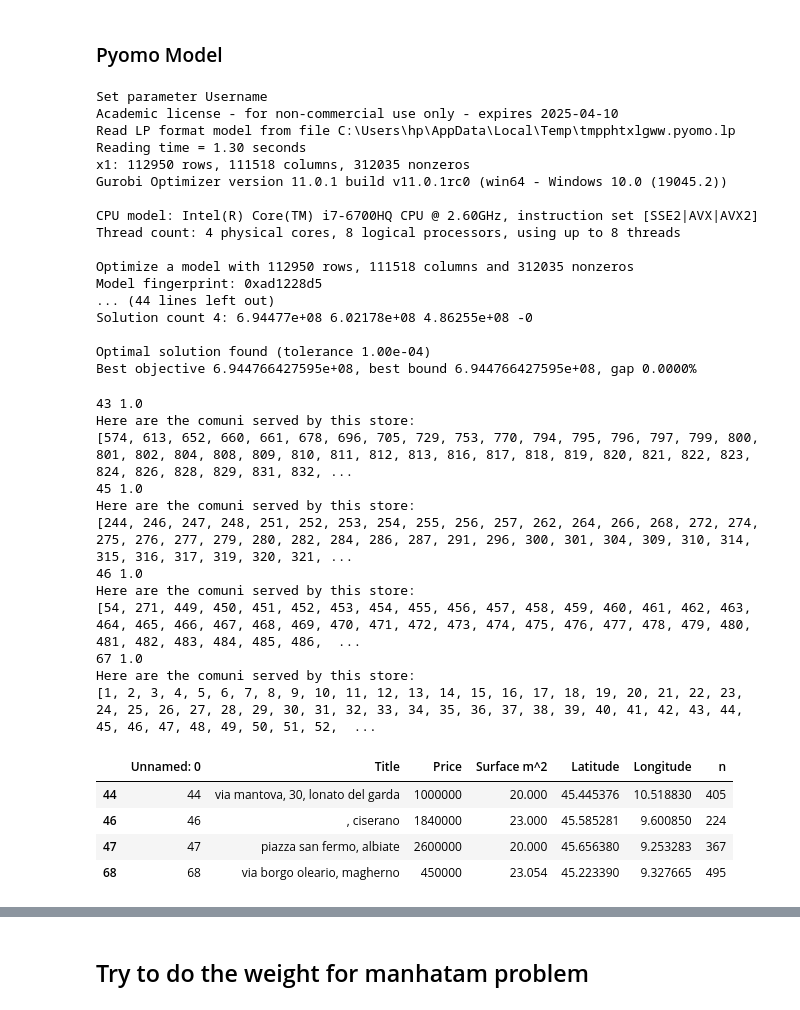
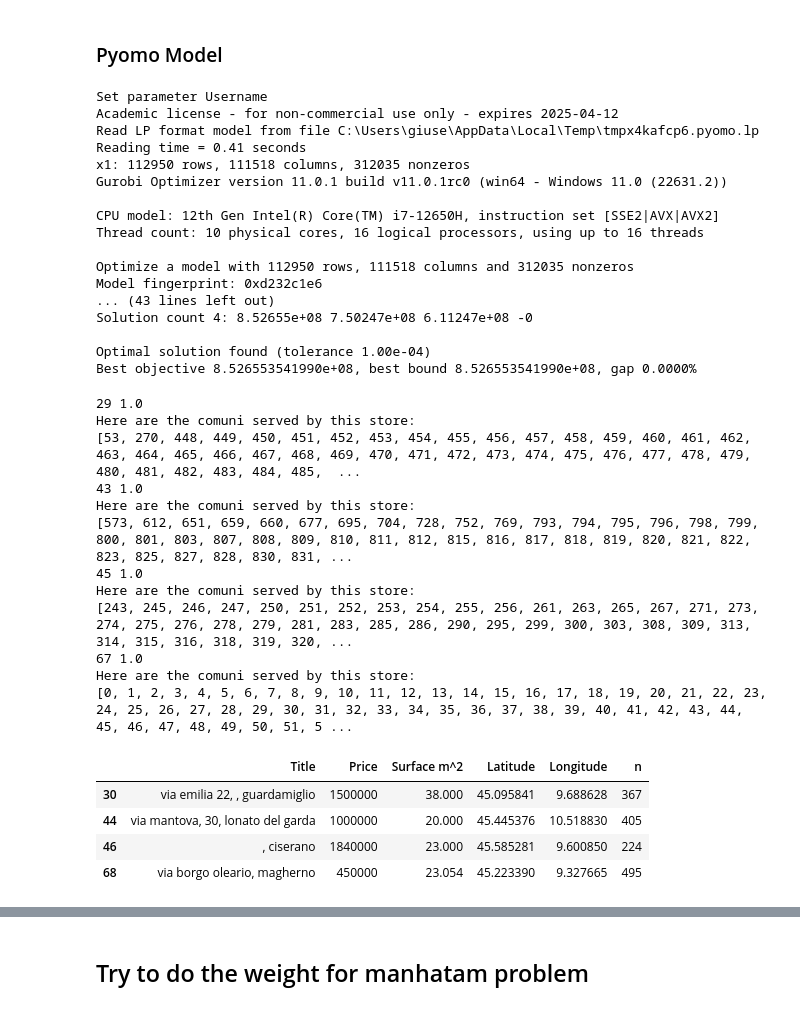
Before and after one commit to LoreJob/Logistic-Problem-Walmart, a Jupyter notebook: Pyomo Model/ProjectTemplate.ipynb, the cells around one changed output, grey strips where cells are left out. Saved outputs shown, nothing was run; the diff lists cells and outputs as text; code cells hidden in the pictures.

Commit message:
dataframes of comuni serviti

```diff
--- a/Pyomo Model/ProjectTemplate.ipynb
+++ b/Pyomo Model/ProjectTemplate.ipynb
@@ -459,7 +459,7 @@ import pandas as pd
 import numpy as np
 import math
 
-df_prop = pd.read_csv("df_prop.csv")
+df_prop = pd.read_csv("df_prop.csv", index_col= 0)
 df_ter = pd.read_csv("pop.csv")
 
 
@@ -509,7 +509,7 @@ distances_matrix = calculate_distance_matrix(df_prop, df_ter)
 #as we defined it, it's the product of 3 values, population, f_1(dist) and f_2(size)
 
 
-def get_ebitda_matrix(df_prop = df_prop, df_ter = df_ter, yearly_ebitda_per_customer = 100,
+def get_ebitda_matrix(df_prop = df_prop, df_ter = df_ter,yearly_ebitda_per_customer = 100,
                   n_years_to_make_back_the_investment = 5, discount_rate = 0.05, distances = distances_matrix,
                   f1 = lambda x: max(0, 0.3 - x * 0.003), f2 = lambda x: x* 0.0025 + 0.75):
 
@@ -542,8 +542,8 @@ def get_ebitda_matrix(df_prop = df_prop, df_ter = df_ter, yearly_ebitda_per_cust
        #now just multiplying the number of customers times 100€ to calculate the yearly EBITDA
 
        yearly_ebitda_ij = customers_ij * yearly_ebitda_per_customer
-       ebitda_ij = sum([yearly_ebitda_ij * (1+discount_rate)**-i for i in range(n_years_to_make_back_the_investment)])
-
+    #    ebitda_ij = sum([yearly_ebitda_ij * (1+discount_rate)**-i for i in range(n_years_to_make_back_the_investment)])
+       ebitda_ij = yearly_ebitda_ij * n_years_to_make_back_the_investment
        ''' La rendita anticipata segue la seguente formula V[0] = R * ((1-(1+i)^-n)/i) * (1+i) ora non so bene cosa
        intendiamo noi come rendita, in alternativa ho scontato nella formula sopra l'ebitda, capiamo...'''
 
@@ -649,58 +649,58 @@ solver = pyo.SolverFactory('gurobi')
 results = solver.solve(model, tee = True)
 # %% [output]
 Set parameter Username
-Academic license - for non-commercial use only - expires 2025-04-10
-Read LP format model from file C:\Users\hp\AppData\Local\Temp\tmpphtxlgww.pyomo.lp
-Reading time = 1.30 seconds
+Academic license - for non-commercial use only - expires 2025-04-12
+Read LP format model from file C:\Users\giuse\AppData\Local\Temp\tmpx4kafcp6.pyomo.lp
+Reading time = 0.41 seconds
 x1: 112950 rows, 111518 columns, 312035 nonzeros
-Gurobi Optimizer version 11.0.1 build v11.0.1rc0 (win64 - Windows 10.0 (19045.2))
+Gurobi Optimizer version 11.0.1 build v11.0.1rc0 (win64 - Windows 11.0 (22631.2))
 
-CPU model: Intel(R) Core(TM) i7-6700HQ CPU @ 2.60GHz, instruction set [SSE2|AVX|AVX2]
-Thread count: 4 physical cores, 8 logical processors, using up to 8 threads
+CPU model: 12th Gen Intel(R) Core(TM) i7-12650H, instruction set [SSE2|AVX|AVX2]
+Thread count: 10 physical cores, 16 logical processors, using up to 16 threads
 
 Optimize a model with 112950 rows, 111518 columns and 312035 nonzeros
-Model fingerprint: 0xad1228d5
-... (44 lines left out)
-Solution count 4: 6.94477e+08 6.02178e+08 4.86255e+08 -0
+Model fingerprint: 0xd232c1e6
+... (43 lines left out)
+Solution count 4: 8.52655e+08 7.50247e+08 6.11247e+08 -0
 
 Optimal solution found (tolerance 1.00e-04)
-Best objective 6.944766427595e+08, best bound 6.944766427595e+08, gap 0.0000%
+Best objective 8.526553541990e+08, best bound 8.526553541990e+08, gap 0.0000%
 # %%
 stores_to_open = dict()
 for j in range(1,num_y+1):
     if pyo.value(model.y[j]) == 1:
         print(j,pyo.value(model.y[j]))
         print("Here are the comuni served by this store:")
         comuni_serviti = []
         for i in range(1, num_rows+1):
             if pyo.value(model.x[i,j]) == 1:
-                comuni_serviti.append(i)
+                comuni_serviti.append(i-1)
         stores_to_open[j] = comuni_serviti
         print(comuni_serviti)
 
 index_to_access = list(stores_to_open.keys())
 index_to_access = np.asarray(index_to_access)
 index_to_access = index_to_access + 1
 
 n_comuni_serviti = {i+1 : len(comuni_serviti) for i, comuni_serviti in stores_to_open.items()}
 n_comuni_serviti = pd.Series(n_comuni_serviti, name = "n")
 
 df_prop.iloc[index_to_access].join(n_comuni_serviti)
 # %% [output]
+29 1.0
+Here are the comuni served by this store:
+[53, 270, 448, 449, 450, 451, 452, 453, 454, 455, 456, 457, 458, 459, 460, 461, 462, 463, 464, 465, 466, 467, 468, 469, 470, 471, 472, 473, 474, 475, 476, 477, 478, 479, 480, 481, 482, 483, 484, 485,  ...
 43 1.0
 Here are the comuni served by this store:
-[574, 613, 652, 660, 661, 678, 696, 705, 729, 753, 770, 794, 795, 796, 797, 799, 800, 801, 802, 804, 808, 809, 810, 811, 812, 813, 816, 817, 818, 819, 820, 821, 822, 823, 824, 826, 828, 829, 831, 832, ...
+[573, 612, 651, 659, 660, 677, 695, 704, 728, 752, 769, 793, 794, 795, 796, 798, 799, 800, 801, 803, 807, 808, 809, 810, 811, 812, 815, 816, 817, 818, 819, 820, 821, 822, 823, 825, 827, 828, 830, 831, ...
 45 1.0
 Here are the comuni served by this store:
-[244, 246, 247, 248, 251, 252, 253, 254, 255, 256, 257, 262, 264, 266, 268, 272, 274, 275, 276, 277, 279, 280, 282, 284, 286, 287, 291, 296, 300, 301, 304, 309, 310, 314, 315, 316, 317, 319, 320, 321, ...
-46 1.0
-Here are the comuni served by this store:
-[54, 271, 449, 450, 451, 452, 453, 454, 455, 456, 457, 458, 459, 460, 461, 462, 463, 464, 465, 466, 467, 468, 469, 470, 471, 472, 473, 474, 475, 476, 477, 478, 479, 480, 481, 482, 483, 484, 485, 486,  ...
+[243, 245, 246, 247, 250, 251, 252, 253, 254, 255, 256, 261, 263, 265, 267, 271, 273, 274, 275, 276, 278, 279, 281, 283, 285, 286, 290, 295, 299, 300, 303, 308, 309, 313, 314, 315, 316, 318, 319, 320, ...
 67 1.0
 Here are the comuni served by this store:
-[1, 2, 3, 4, 5, 6, 7, 8, 9, 10, 11, 12, 13, 14, 15, 16, 17, 18, 19, 20, 21, 22, 23, 24, 25, 26, 27, 28, 29, 30, 31, 32, 33, 34, 35, 36, 37, 38, 39, 40, 41, 42, 43, 44, 45, 46, 47, 48, 49, 50, 51, 52,  ...
+[0, 1, 2, 3, 4, 5, 6, 7, 8, 9, 10, 11, 12, 13, 14, 15, 16, 17, 18, 19, 20, 21, 22, 23, 24, 25, 26, 27, 28, 29, 30, 31, 32, 33, 34, 35, 36, 37, 38, 39, 40, 41, 42, 43, 44, 45, 46, 47, 48, 49, 50, 51, 5 ...
-|  | Unnamed: 0 | Title | Price | Surface m^2 | Latitude | Longitude | n |
-| 44 | 44 | via mantova, 30, lonato del garda | 1000000 | 20.000 | 45.445376 | 10.518830 | 405 |
-| 46 | 46 | , ciserano | 1840000 | 23.000 | 45.585281 | 9.600850 | 224 |
-| 47 | 47 | piazza san fermo, albiate | 2600000 | 20.000 | 45.656380 | 9.253283 | 367 |
-| 68 | 68 | via borgo oleario, magherno | 450000 | 23.054 | 45.223390 | 9.327665 | 495 |
+|  | Title | Price | Surface m^2 | Latitude | Longitude | n |
+| 30 | via emilia 22, , guardamiglio | 1500000 | 38.000 | 45.095841 | 9.688628 | 367 |
+| 44 | via mantova, 30, lonato del garda | 1000000 | 20.000 | 45.445376 | 10.518830 | 405 |
+| 46 | , ciserano | 1840000 | 23.000 | 45.585281 | 9.600850 | 224 |
+| 68 | via borgo oleario, magherno | 450000 | 23.054 | 45.223390 | 9.327665 | 495 |
```
Also changed, not shown: parts of 1 cell of this notebook.
